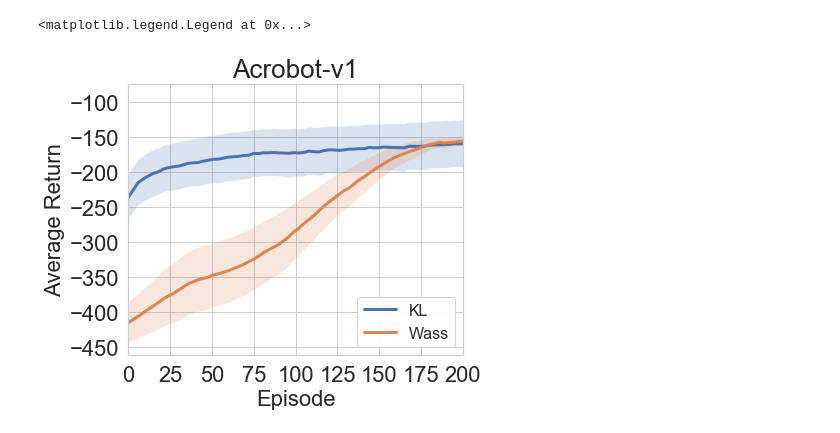
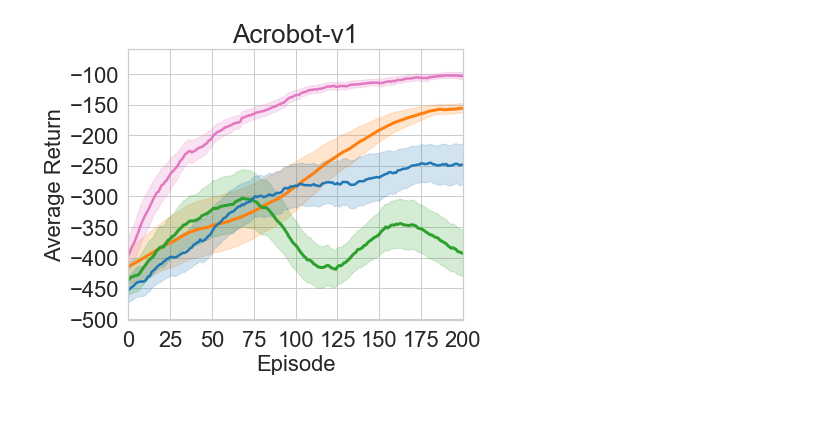
Before and after one commit to kadysongbb/efficient-wpo, a Jupyter notebook: discrete_control/view_training_discrete.ipynb, the cells around one changed output. Saved outputs shown, nothing was run; the diff lists cells and outputs as text; code cells hidden in the pictures.

Commit message:
update figures

```diff
--- a/discrete_control/view_training_discrete.ipynb
+++ b/discrete_control/view_training_discrete.ipynb
@@ -242,56 +231,45 @@ plt.yticks(fontsize=22)
 plt.xlim(0,200)
 plt.title('Acrobot-v1', fontsize = 26)
 
-# DRPO KL
-eps_per_iter = 3
-moving_average = find_drpo_moving_avg(kl_file_list, window_size,0.3)
-ax.plot(np.arange(len(moving_average[0]))*eps_per_iter, moving_average[0], label='KL', linewidth = 3)
-ax.fill_between(np.arange(len(moving_average[0]))*eps_per_iter, moving_average[1], moving_average[2], alpha=0.2)
-print('DRPOKL')
-print(np.mean(moving_average[0][int(640/eps_per_iter):int(650/eps_per_iter)]))
-print(np.mean(moving_average[2][int(640/eps_per_iter):int(650/eps_per_iter)]) - np.mean(moving_average[0][int(640/eps_per_iter):int(650/eps_per_iter)]))
 
 # DRPO Wass
 eps_per_iter = 3
 moving_average = find_drpo_moving_avg(wass_file_list, window_size,0.3)
-ax.plot(np.arange(len(moving_average[0]))*eps_per_iter, moving_average[0], label='Wass', linewidth = 3)
-ax.fill_between(np.arange(len(moving_average[0]))*eps_per_iter, moving_average[1], moving_average[2], alpha=0.2)
+ax.plot(np.arange(len(moving_average[0]))*eps_per_iter, moving_average[0], label='Wass', linewidth = 3, color = "tab:orange")
+ax.fill_between(np.arange(len(moving_average[0]))*eps_per_iter, moving_average[1], moving_average[2], alpha=0.2, color = "tab:orange")
 print('DRPOWass')
 print(np.mean(moving_average[0][int(640/eps_per_iter):int(650/eps_per_iter)]))
 print(np.mean(moving_average[2][int(640/eps_per_iter):int(650/eps_per_iter)]) - np.mean(moving_average[0][int(640/eps_per_iter):int(650/eps_per_iter)]))
 
-# # A2C
-# eps_per_iter = 1
-# moving_average = find_drpo_moving_avg(a2c_file_list, window_size,0.3)
-# ax.plot(np.arange(len(moving_average[0]))*eps_per_iter, moving_average[0], label='A2C', linewidth = 3)
-# ax.fill_between(np.arange(len(moving_average[0]))*eps_per_iter, moving_average[1], moving_average[2], alpha=0.2)
-# print('A2C')
-# print(np.mean(moving_average[0][640:650]))
-# print(np.mean(moving_average[2][640:650]) - np.mean(moving_average[0][640:650]))
+# A2C
+eps_per_iter = 1
+moving_average = find_drpo_moving_avg(a2c_file_list, window_size,0.3)
+ax.plot(np.arange(len(moving_average[0]))*eps_per_iter, moving_average[0], label='A2C', linewidth = 3, color = "tab:green")
+ax.fill_between(np.arange(len(moving_average[0]))*eps_per_iter, moving_average[1], moving_average[2], alpha=0.2, color = "tab:green")
+print('A2C')
+print(np.mean(moving_average[0][640:650]))
+print(np.mean(moving_average[2][640:650]) - np.mean(moving_average[0][640:650]))
 
-# # read TRPO baseline results
-# trpo_log_name = ['./tmp/trpo_acrobot_monitor1.csv', './tmp/trpo_acrobot_monitor2.csv',
-#                  './tmp/trpo_acrobot_monitor3.csv', './tmp/trpo_acrobot_monitor4.csv',
-#                 './tmp/trpo_acrobot_monitor5.csv']
-# window_size = 30
-# moving_average = find_baseline_moving_avg(trpo_log_name, window_size,0.3)
-# ax.plot(np.arange(len(moving_average[0])), moving_average[0], label='TRPO', linewidth = 2.5)
-# ax.fill_between(np.arange(len(moving_average[0])), moving_average[1], moving_average[2], alpha=0.2)
-# print('TRPO')
-# print(np.mean(moving_average[0][640:650]))
-# print(np.mean(moving_average[2][640:650]) - np.mean(moving_average[0][640:650]))
+# read TRPO baseline results
+trpo_log_name = ['./tmp/trpo_acrobot_monitor1.csv', './tmp/trpo_acrobot_monitor2.csv',
+                 './tmp/trpo_acrobot_monitor3.csv', './tmp/trpo_acrobot_monitor4.csv',
+                './tmp/trpo_acrobot_monitor5.csv']
+window_size = 30
+moving_average = find_baseline_moving_avg(trpo_log_name, window_size,0.3)
+ax.plot(np.arange(len(moving_average[0])), moving_average[0], label='TRPO', linewidth = 2.5, color = "tab:blue")
+ax.fill_between(np.arange(len(moving_average[0])), moving_average[1], moving_average[2], alpha=0.2, color = "tab:blue")
+print('TRPO')
+print(np.mean(moving_average[0][640:650]))
+print(np.mean(moving_average[2][640:650]) - np.mean(moving_average[0][640:650]))
 
-# # read PPO baseline results
-# ppo_log_name = ['./tmp/ppo_acrobot_monitor1.csv','./tmp/ppo_acrobot_monitor2.csv',
-#                './tmp/ppo_acrobot_monitor3.csv','./tmp/ppo_acrobot_monitor4.csv','./tmp/ppo_acrobot_monitor5.csv']
-# window_size = 30
-# moving_average = find_baseline_moving_avg(ppo_log_name, window_size,0.3)
-# ax.plot(np.arange(len(moving_average[0])), moving_average[0], label='PPO', linewidth = 2.5)
-# ax.fill_between(np.arange(len(moving_average[0])), moving_average[1], moving_average[2], alpha=0.2)
-# print('PPO')
-# print(np.mean(moving_average[0][640:650]))
-# print(np.mean(moving_average[2][640:650]) - np.mean(moving_average[0][640:650]))
-
-plt.rcParams["legend.framealpha"] = 0.9
-ax.legend(loc='lower right', fontsize = 16)
+# read PPO baseline results
+ppo_log_name = ['./tmp/ppo_acrobot_monitor1.csv','./tmp/ppo_acrobot_monitor2.csv',
+               './tmp/ppo_acrobot_monitor3.csv','./tmp/ppo_acrobot_monitor4.csv','./tmp/ppo_acrobot_monitor5.csv']
+window_size = 30
+moving_average = find_baseline_moving_avg(ppo_log_name, window_size,0.3)
+ax.plot(np.arange(len(moving_average[0])), moving_average[0], label='PPO', linewidth = 2.5, color = "tab:pink")
+ax.fill_between(np.arange(len(moving_average[0])), moving_average[1], moving_average[2], alpha=0.2, color = "tab:pink")
+print('PPO')
+print(np.mean(moving_average[0][640:650]))
+print(np.mean(moving_average[2][640:650]) - np.mean(moving_average[0][640:650]))
 # %% [output]
@@ -304,5 +288,4 @@ DRPOWass
-<matplotlib.legend.Legend at 0x...>
-[figure, old version]
+[figure, new version]
 # %%
 sns.set()
 sns.set_style("whitegrid")
```
Also changed, not shown: parts of 7 cells of this notebook, 3 other files.
